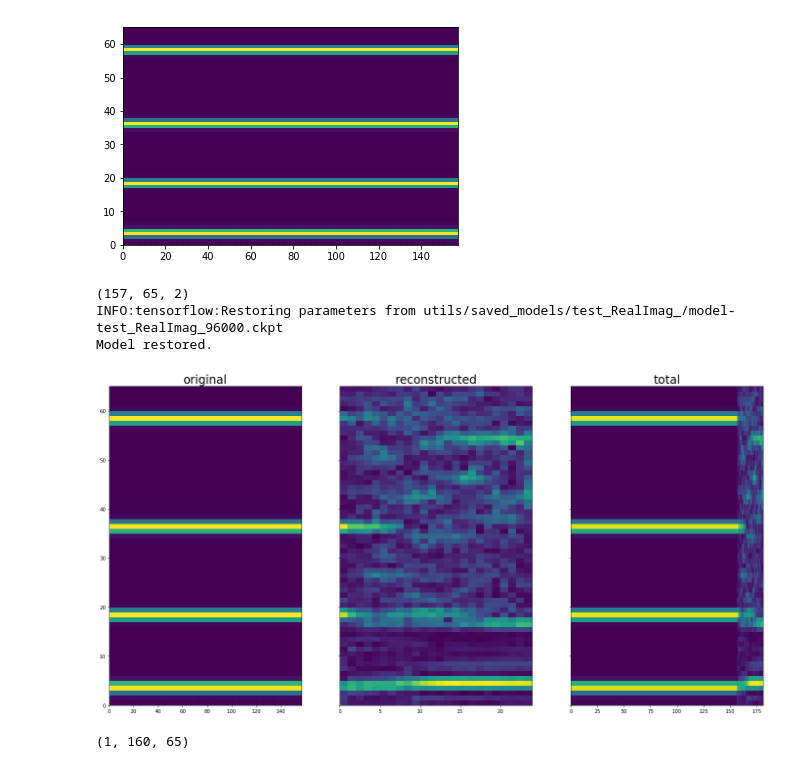
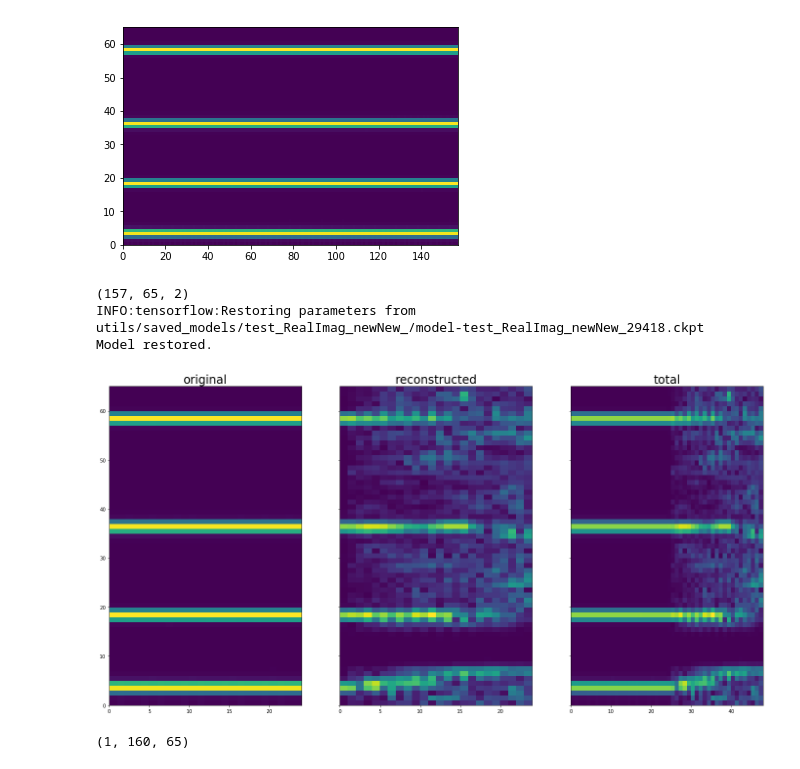
Before and after one commit to andimarafioti/LSTMsOnSpectrograms, a Jupyter notebook: test generated complex spectrograms.ipynb, the cells around one changed output. Cells and saved outputs as stored; diff of their text form; code cells hidden in the pictures.

```diff
--- a/test generated complex spectrograms.ipynb
+++ b/test generated complex spectrograms.ipynb
@@ -18,7 +18,7 @@ import numpy as np
 # %% [markdown]
 # Initialize the network
 # %%
-sessionsName = "test_RealImag_"
+sessionsName = "test_RealImag_newNew_"
 
 batch_size = 64
 params = LstmParameters(lstmSize=512, batchSize=batch_size, signalLength=5120, fftWindowLength=128, fftHopSize=32,
@@ -53,24 +53,24 @@ print(spectrogram.shape)
 # %%
 inputSpectrograms = np.stack([np.real(spectrogram), np.imag(spectrogram)], axis=-1)
 print(inputSpectrograms.shape)
-generatedSpecs = aContextEncoderSystem.generate(inputSpectrograms, length=24, model_num=96000)[0]
+generatedSpecs = aContextEncoderSystem.generate(inputSpectrograms, length=24, model_num=29418)[0]
 # %% [output]
 (157, 65, 2)
-INFO:tensorflow:Restoring parameters from utils/saved_models/test_RealImag_/model-test_RealImag_96000.ckpt
+INFO:tensorflow:Restoring parameters from utils/saved_models/test_RealImag_newNew_/model-test_RealImag_newNew_29418.ckpt
 Model restored.
 # %%
 generatedSpecs = generatedSpecs[:, :, 0] + 1.0j * generatedSpecs[:, :, 1]
 # %%
 f, axarr = plt.subplots(1, 3, sharey='row', figsize=(24, 12))
 
-axarr[0].pcolormesh(np.abs(generatedSpecs[:157].transpose()))
+axarr[0].pcolormesh(np.abs(generatedSpecs[133:157].transpose()))
 axarr[0].set_title('original', size=24)
 axarr[1].pcolormesh(np.abs(generatedSpecs[157:].transpose()))
 axarr[1].set_title('reconstructed', size=24)
-axarr[2].pcolormesh(np.abs(generatedSpecs.transpose()))
+axarr[2].pcolormesh(np.abs(generatedSpecs[133:].transpose()))
 axarr[2].set_title('total', size=24);
 # %% [output]
-[figure, old version]
+[figure, new version]
 # %%
 generatedSpecs.shape
 # %% [output]
```
Also changed, not shown: parts of 1 cell of this notebook, 1 other file.
